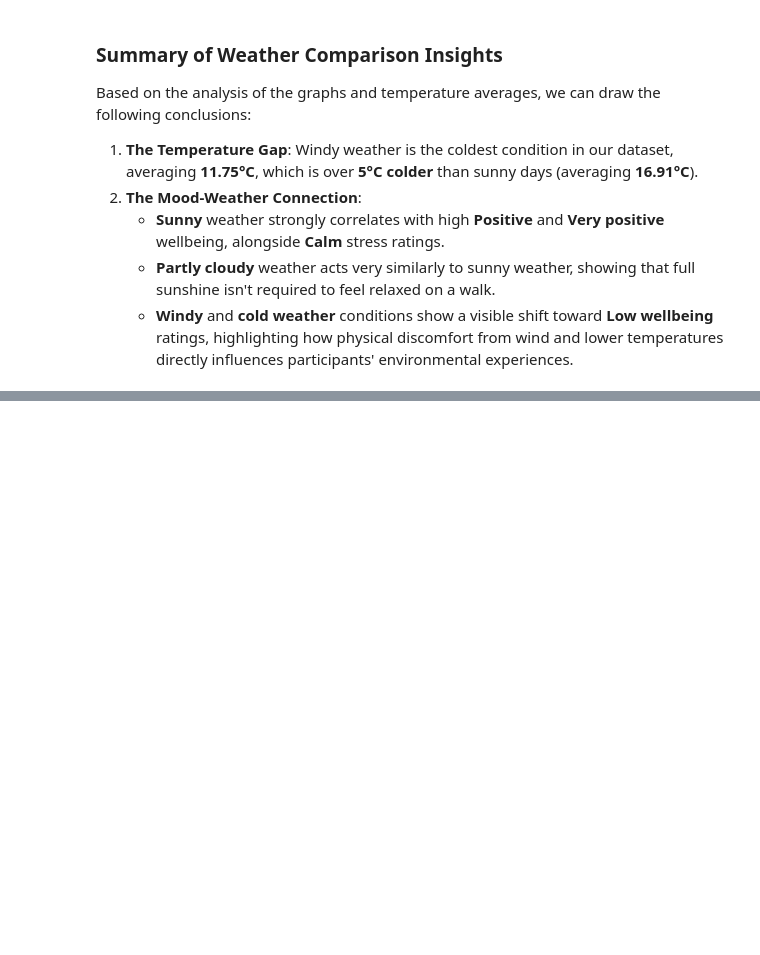
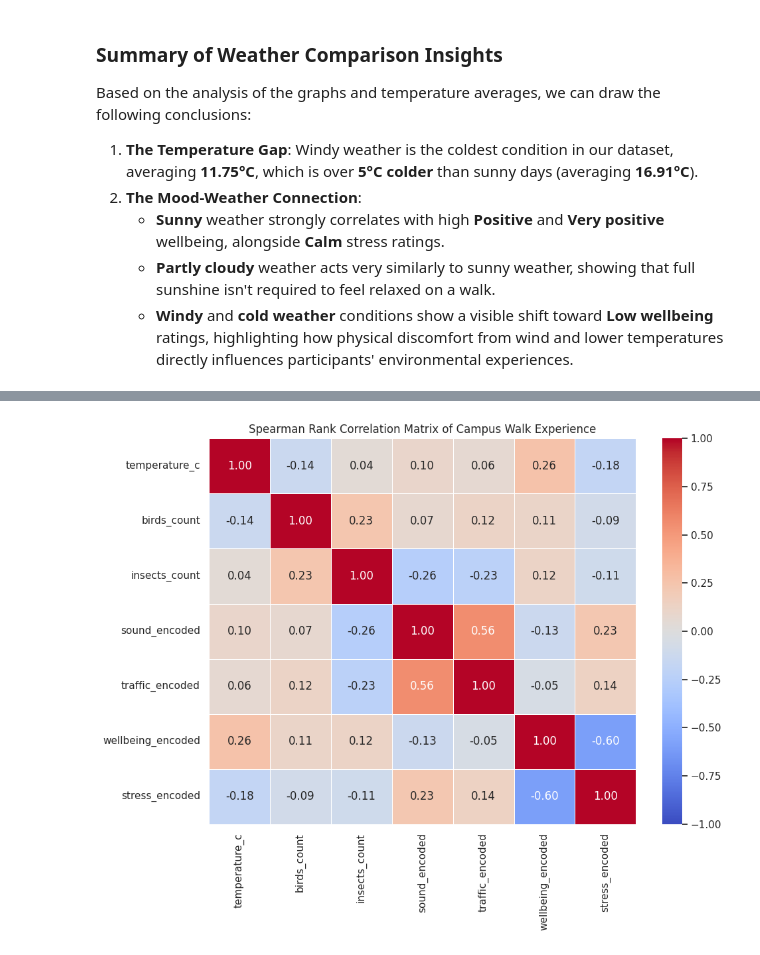
Before and after one commit to CarlosMDSN/ml-campus_data_project-python, a Jupyter notebook: CampusDatasetProject.ipynb, the cells around one changed output, grey strips where cells are left out. Cells and saved outputs as stored; diff of their text form; code cells hidden in the pictures; blank space fills up the shorter version.

Commit message:
added correlation matrix and nature elements which caught the most attention

```diff
--- a/CampusDatasetProject.ipynb
+++ b/CampusDatasetProject.ipynb
@@ -191,0 +205,17 @@ Based on the analysis of the graphs and temperature averages, we can draw the fo
+# %%
+# define the mapping dictionary
+sound_mapping = {
+    'Quiet': 0,
+    'Moderate': 1,
+    'Loud': 2
+}
+
+# create a new numerical column for the encoded values
+df['sound_level_encoded'] = df['sound level'].map(sound_mapping)
+
+# verify mapping and check data types
+print("--- Mapping Verification ---")
+print(df[['sound level', 'sound_level_encoded']]
+       .drop_duplicates()
+       .reset_index(drop=True)
+       )
@@ -191,0 +233,82 @@ Based on the analysis of the graphs and temperature averages, we can draw the fo
+# %%
+import pandas as pd
+import numpy as np
+import seaborn as sns
+import matplotlib.pyplot as plt
+
+# 1. Clean up dataset: Keep only rows where we actually have a recorder_id or a wellbeing rating
+corr_df = df.dropna(subset=['recorder_id', 'wellbeing_rating']).copy()
+
+# 2. Convert temperature to numeric
+corr_df['temperature_c'] = pd.to_numeric(corr_df['temperature_c'], errors='coerce')
+
+# 3. Convert biological counts to numeric
+corr_df['birds_count'] = pd.to_numeric(corr_df['birds_count'], errors='coerce').fillna(0)
+corr_df['insects_count'] = pd.to_numeric(corr_df['insects_count'], errors='coerce').fillna(0)
+
+# 4. Map ordinal categorical columns to logical numeric scales
+wellbeing_map = {
+    'Very low wellbeing': 0,
+    'Low wellbeing': 1,
+    'Neutral': 2,
+    'Positive wellbeing': 3,
+    'Very positive wellbeing': 4
+}
+
+stress_map = {
+    'Very calm': 0,
+    'Mostly calm': 1,
+    'Neutral': 2,
+    'Stressful': 3,
+    'Very stressful': 4
+}
+
+sound_map = {
+    'Quiet': 0,
+    'Moderate': 1,
+    'Loud': 2
+}
+
+traffic_map = {
+    'low': 0,
+    'Low': 0,
+    'Moderate': 1,
+    'High': 2
+}
+
+# Apply the mappings
+corr_df['wellbeing_encoded'] = corr_df['wellbeing_rating'].map(wellbeing_map)
+corr_df['stress_encoded'] = corr_df['stress_rating'].map(stress_map)
+corr_df['sound_encoded'] = corr_df['sound level'].map(sound_map)
+corr_df['traffic_encoded'] = corr_df['foot_traffic'].map(traffic_map)
+
+# Select numerical/ordinal columns for correlation
+columns_to_correlate = [
+    'temperature_c',
+    'birds_count',
+    'insects_count',
+    'sound_encoded',
+    'traffic_encoded',
+    'wellbeing_encoded',
+    'stress_encoded'
+]
+
+# Compute Spearman Rank Correlation (ideal for ordinal/ranked data)
+correlation_matrix = corr_df[columns_to_correlate].corr(method='spearman')
+
+# Plot heatmap
+plt.figure(figsize=(10, 8))
+sns.heatmap(
+    correlation_matrix,
+    annot=True,
+    cmap='coolwarm',
+    vmin=-1,
+    vmax=1,
+    fmt=".2f",
+    linewidths=0.5
+)
+plt.title('Spearman Rank Correlation Matrix of Campus Walk Experience')
+plt.tight_layout()
+plt.show()
+# %% [output]
+[figure, added]
```
Also changed, not shown: parts of 9 cells of this notebook.
